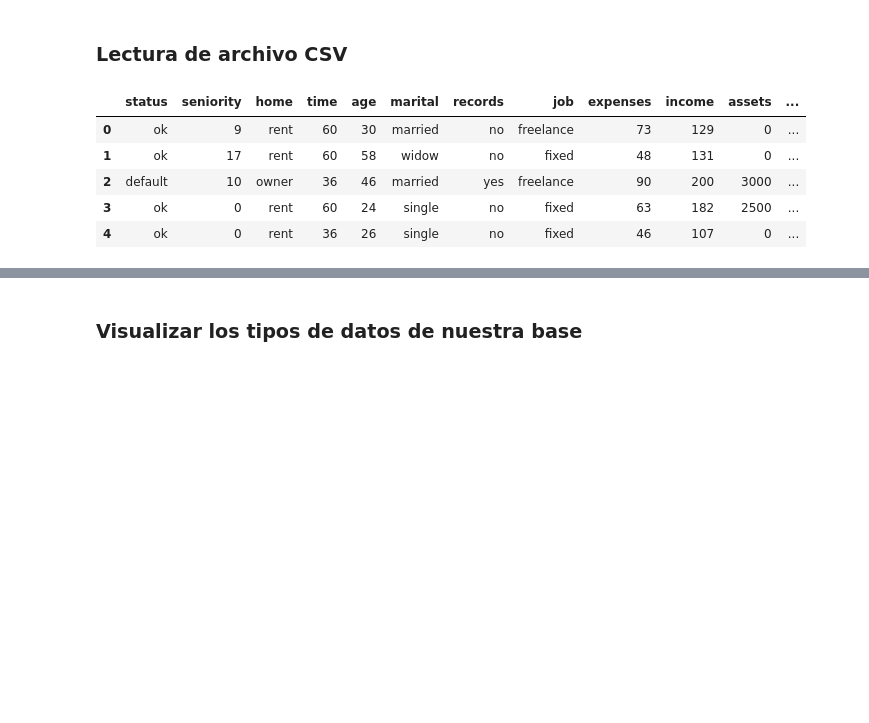
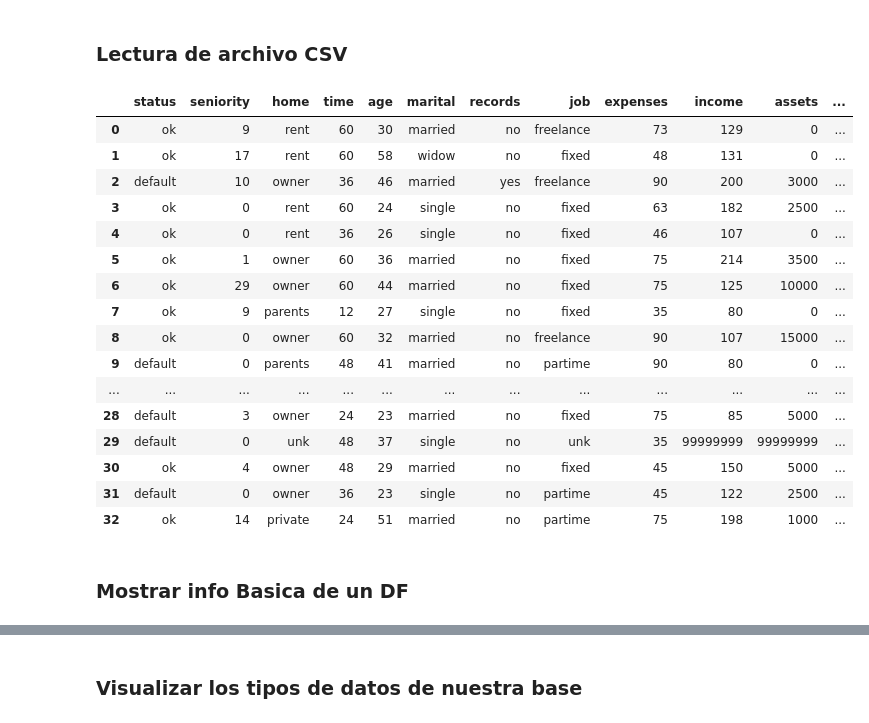
Before and after one commit to Juan1Barajas/Caso-Practico-Bedu-Python, a Jupyter notebook: Revision Dataset.ipynb, the cells around one changed output, grey strips where cells are left out. Saved outputs shown, nothing was run; the diff lists cells and outputs as text; code cells hidden in the pictures; blank space fills up the shorter version.

```diff
--- a/Revision Dataset.ipynb
+++ b/Revision Dataset.ipynb
@@ -15,13 +15,26 @@ import seaborn as sns
 # %%
 
 df= pd.read_csv("Dataset/CreditRisk.csv")
 
 # Para seleccionar los encabezados
-df.head()
+df.head(33)
 # %% [output]
 |  | status | seniority | home | time | age | marital | records | job | expenses | income | assets | ... |
 | 0 | ok | 9 | rent | 60 | 30 | married | no | freelance | 73 | 129 | 0 | ... |
 | 1 | ok | 17 | rent | 60 | 58 | widow | no | fixed | 48 | 131 | 0 | ... |
 | 2 | default | 10 | owner | 36 | 46 | married | yes | freelance | 90 | 200 | 3000 | ... |
 | 3 | ok | 0 | rent | 60 | 24 | single | no | fixed | 63 | 182 | 2500 | ... |
 | 4 | ok | 0 | rent | 36 | 26 | single | no | fixed | 46 | 107 | 0 | ... |
+| 5 | ok | 1 | owner | 60 | 36 | married | no | fixed | 75 | 214 | 3500 | ... |
+| 6 | ok | 29 | owner | 60 | 44 | married | no | fixed | 75 | 125 | 10000 | ... |
+| 7 | ok | 9 | parents | 12 | 27 | single | no | fixed | 35 | 80 | 0 | ... |
+| 8 | ok | 0 | owner | 60 | 32 | married | no | freelance | 90 | 107 | 15000 | ... |
+| 9 | default | 0 | parents | 48 | 41 | married | no | partime | 90 | 80 | 0 | ... |
+| ... | ... | ... | ... | ... | ... | ... | ... | ... | ... | ... | ... | ... |
+| 28 | default | 3 | owner | 24 | 23 | married | no | fixed | 75 | 85 | 5000 | ... |
+| 29 | default | 0 | unk | 48 | 37 | single | no | unk | 35 | 99999999 | 99999999 | ... |
+| 30 | ok | 4 | owner | 48 | 29 | married | no | fixed | 45 | 150 | 5000 | ... |
+| 31 | default | 0 | owner | 36 | 23 | single | no | partime | 45 | 122 | 2500 | ... |
+| 32 | ok | 14 | private | 24 | 51 | married | no | partime | 75 | 198 | 1000 | ... |
+# %% [markdown]
+### Mostrar info Basica de un DF
```
Also changed, not shown: parts of 20 cells of this notebook.
